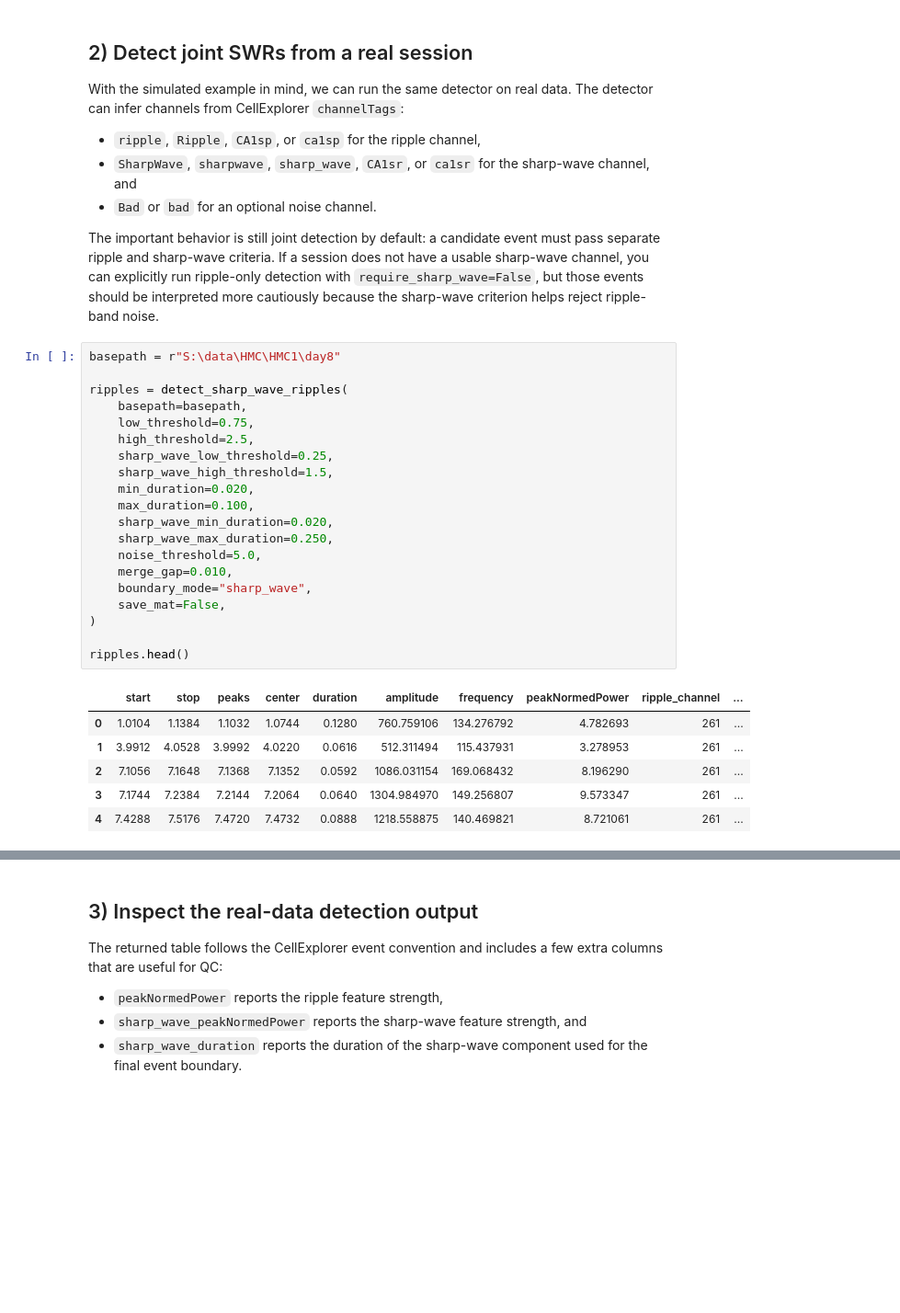
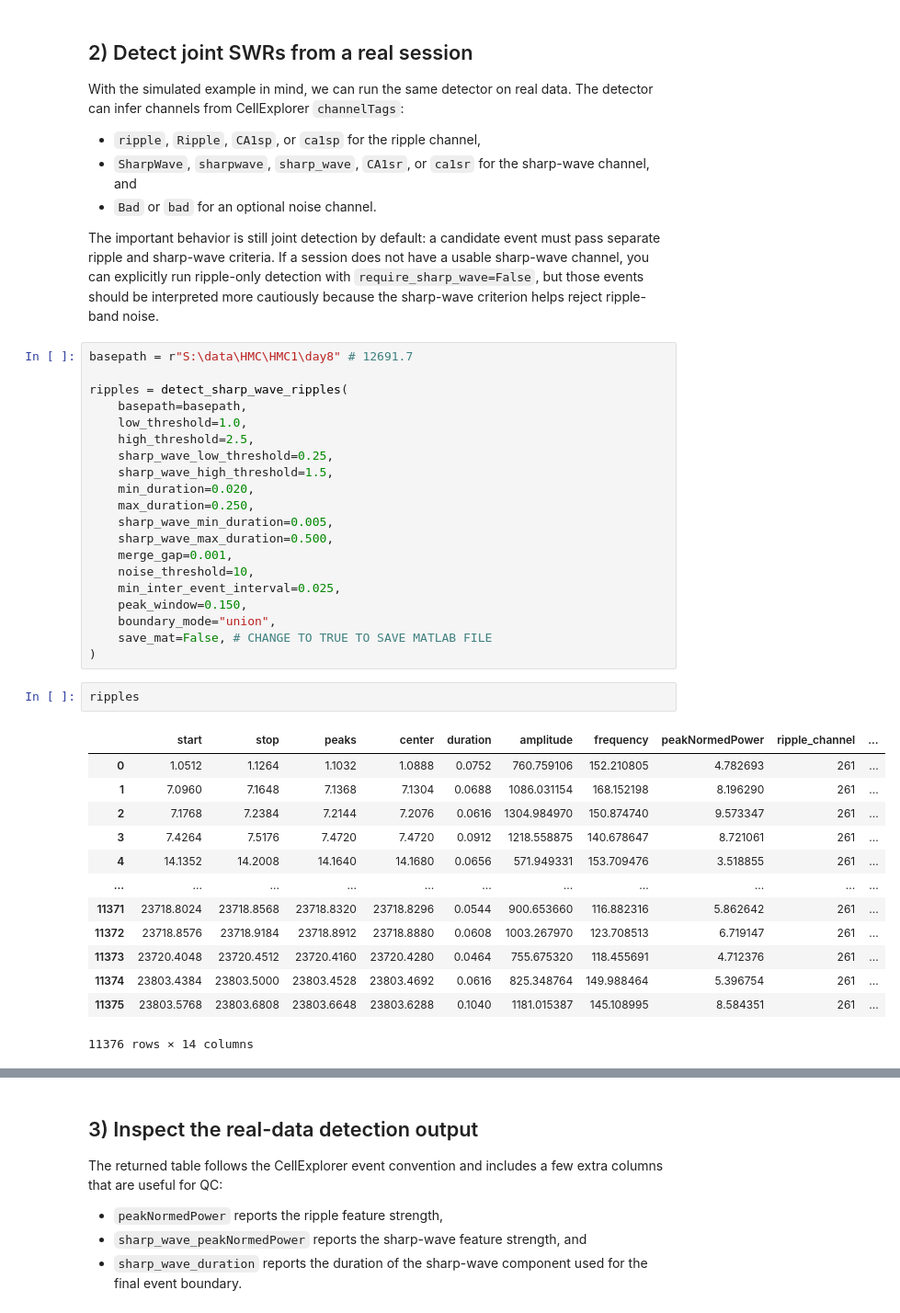
Before and after one commit to ryanharvey1/neuro_py, a Jupyter notebook: tutorials/sharp_wave_ripple_detection.ipynb, the cells around one changed output, grey strips where cells are left out. Shown at 92% size. Cells and saved outputs as stored; diff of their text form; blank space fills up the shorter version.

```diff
--- a/tutorials/sharp_wave_ripple_detection.ipynb
+++ b/tutorials/sharp_wave_ripple_detection.ipynb
@@ -249,32 +249,41 @@ With the simulated example in mind, we can run the same detector on real data. T
 
 The important behavior is still joint detection by default: a candidate event must pass separate ripple and sharp-wave criteria. If a session does not have a usable sharp-wave channel, you can explicitly run ripple-only detection with `require_sharp_wave=False`, but those events should be interpreted more cautiously because the sharp-wave criterion helps reject ripple-band noise.
 # %%
-basepath = r"S:\data\HMC\HMC1\day8"
+basepath = r"S:\data\HMC\HMC1\day8" # 12691.7
 
 ripples = detect_sharp_wave_ripples(
     basepath=basepath,
-    low_threshold=0.75,
+    low_threshold=1.0,
     high_threshold=2.5,
     sharp_wave_low_threshold=0.25,
     sharp_wave_high_threshold=1.5,
     min_duration=0.020,
-    max_duration=0.100,
-    sharp_wave_min_duration=0.020,
-    sharp_wave_max_duration=0.250,
-    noise_threshold=5.0,
-    merge_gap=0.010,
-    boundary_mode="sharp_wave",
-    save_mat=False,
+    max_duration=0.250,
+    sharp_wave_min_duration=0.005,
+    sharp_wave_max_duration=0.500,
+    merge_gap=0.001,
+    noise_threshold=10,
+    min_inter_event_interval=0.025,
+    peak_window=0.150,
+    boundary_mode="union",
+    save_mat=False, # CHANGE TO TRUE TO SAVE MATLAB FILE
 )
-
-ripples.head()
-# %% [output]
-|  | start | stop | peaks | center | duration | amplitude | frequency | peakNormedPower | ripple_channel | ... |
-| 0 | 1.0104 | 1.1384 | 1.1032 | 1.0744 | 0.1280 | 760.759106 | 134.276792 | 4.782693 | 261 | ... |
-| 1 | 3.9912 | 4.0528 | 3.9992 | 4.0220 | 0.0616 | 512.311494 | 115.437931 | 3.278953 | 261 | ... |
-| 2 | 7.1056 | 7.1648 | 7.1368 | 7.1352 | 0.0592 | 1086.031154 | 169.068432 | 8.196290 | 261 | ... |
-| 3 | 7.1744 | 7.2384 | 7.2144 | 7.2064 | 0.0640 | 1304.984970 | 149.256807 | 9.573347 | 261 | ... |
-| 4 | 7.4288 | 7.5176 | 7.4720 | 7.4732 | 0.0888 | 1218.558875 | 140.469821 | 8.721061 | 261 | ... |
+# %%
+ripples
+# %% [output]
+|  | start | stop | peaks | center | duration | amplitude | frequency | peakNormedPower | ripple_channel | ... |
+| 0 | 1.0512 | 1.1264 | 1.1032 | 1.0888 | 0.0752 | 760.759106 | 152.210805 | 4.782693 | 261 | ... |
+| 1 | 7.0960 | 7.1648 | 7.1368 | 7.1304 | 0.0688 | 1086.031154 | 168.152198 | 8.196290 | 261 | ... |
+| 2 | 7.1768 | 7.2384 | 7.2144 | 7.2076 | 0.0616 | 1304.984970 | 150.874740 | 9.573347 | 261 | ... |
+| 3 | 7.4264 | 7.5176 | 7.4720 | 7.4720 | 0.0912 | 1218.558875 | 140.678647 | 8.721061 | 261 | ... |
+| 4 | 14.1352 | 14.2008 | 14.1640 | 14.1680 | 0.0656 | 571.949331 | 153.709476 | 3.518855 | 261 | ... |
+| ... | ... | ... | ... | ... | ... | ... | ... | ... | ... | ... |
+| 11371 | 23718.8024 | 23718.8568 | 23718.8320 | 23718.8296 | 0.0544 | 900.653660 | 116.882316 | 5.862642 | 261 | ... |
+| 11372 | 23718.8576 | 23718.9184 | 23718.8912 | 23718.8880 | 0.0608 | 1003.267970 | 123.708513 | 6.719147 | 261 | ... |
+| 11373 | 23720.4048 | 23720.4512 | 23720.4160 | 23720.4280 | 0.0464 | 755.675320 | 118.455691 | 4.712376 | 261 | ... |
+| 11374 | 23803.4384 | 23803.5000 | 23803.4528 | 23803.4692 | 0.0616 | 825.348764 | 149.988464 | 5.396754 | 261 | ... |
+| 11375 | 23803.5768 | 23803.6808 | 23803.6648 | 23803.6288 | 0.1040 | 1181.015387 | 145.108995 | 8.584351 | 261 | ... |
+11376 rows × 14 columns
 # %% [markdown]
 ### Parameter guide
 
```
Also changed, not shown: parts of 7 cells of this notebook, 2 other files.
